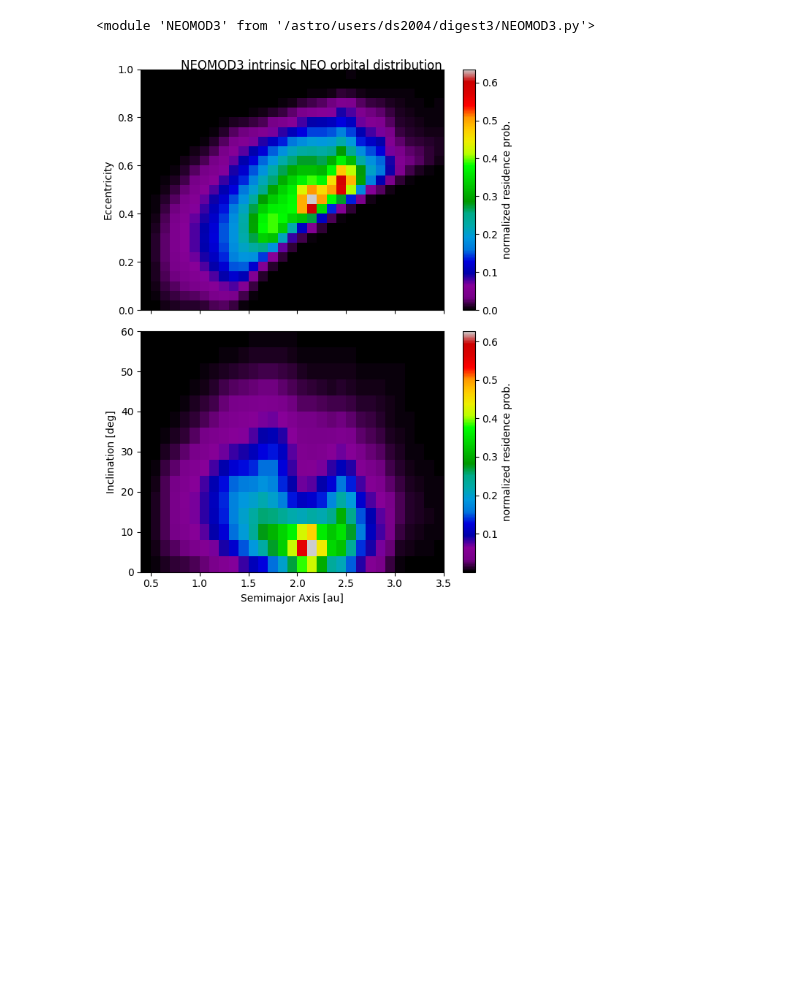
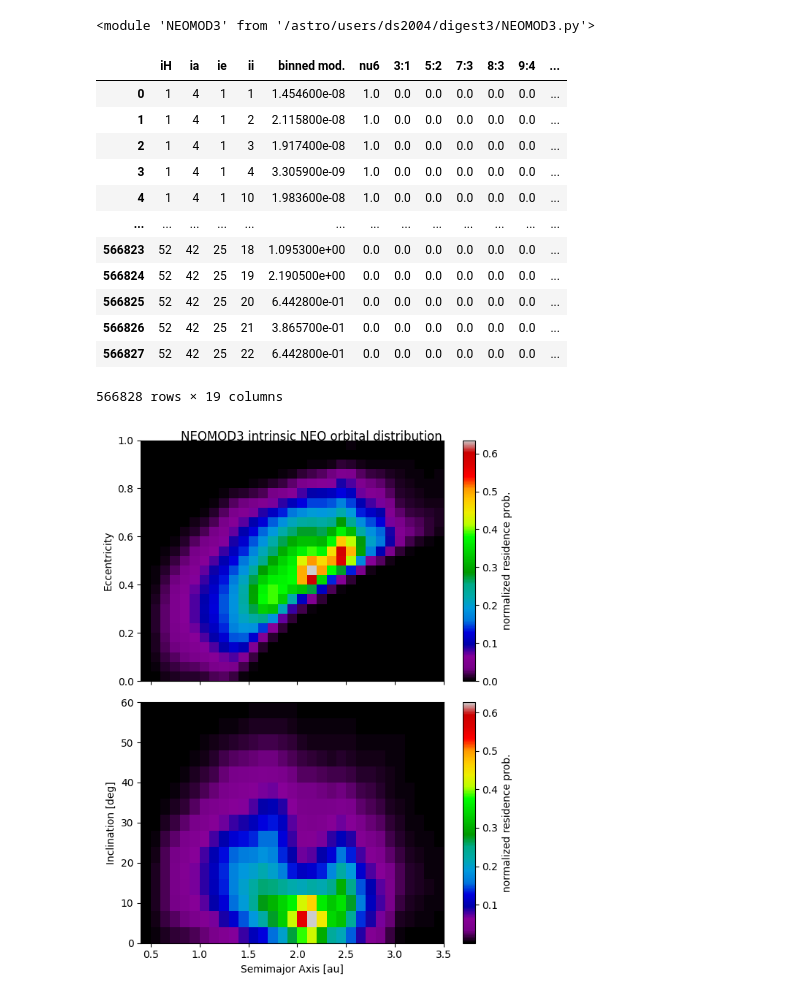
Before and after one commit to devanshi-s04/neomod, a Jupyter notebook: orbdistribution_plots.ipynb, the cells around one changed output. Cells and saved outputs as stored; diff of their text form; code cells hidden in the pictures; blank space fills up the shorter version.

```diff
--- a/orbdistribution_plots.ipynb
+++ b/orbdistribution_plots.ipynb
@@ -20,6 +20,22 @@ importlib.reload(nm3)
 <module 'NEOMOD3' from '/astro/users/ds2004/digest3/NEOMOD3.py'>
 # %%
 df, array4D, H_center, a_center, e_center, i_center = nm3.getNEOMOD3orbits()
+# %%
+df
+# %% [output]
+|  | iH | ia | ie | ii | binned mod. | nu6 | 3:1 | 5:2 | 7:3 | 8:3 | 9:4 | ... |
+| 0 | 1 | 4 | 1 | 1 | 1.454600e-08 | 1.0 | 0.0 | 0.0 | 0.0 | 0.0 | 0.0 | ... |
+| 1 | 1 | 4 | 1 | 2 | 2.115800e-08 | 1.0 | 0.0 | 0.0 | 0.0 | 0.0 | 0.0 | ... |
+| 2 | 1 | 4 | 1 | 3 | 1.917400e-08 | 1.0 | 0.0 | 0.0 | 0.0 | 0.0 | 0.0 | ... |
+| 3 | 1 | 4 | 1 | 4 | 3.305900e-09 | 1.0 | 0.0 | 0.0 | 0.0 | 0.0 | 0.0 | ... |
+| 4 | 1 | 4 | 1 | 10 | 1.983600e-08 | 1.0 | 0.0 | 0.0 | 0.0 | 0.0 | 0.0 | ... |
+| ... | ... | ... | ... | ... | ... | ... | ... | ... | ... | ... | ... | ... |
+| 566823 | 52 | 42 | 25 | 18 | 1.095300e+00 | 0.0 | 0.0 | 0.0 | 0.0 | 0.0 | 0.0 | ... |
+| 566824 | 52 | 42 | 25 | 19 | 2.190500e+00 | 0.0 | 0.0 | 0.0 | 0.0 | 0.0 | 0.0 | ... |
+| 566825 | 52 | 42 | 25 | 20 | 6.442800e-01 | 0.0 | 0.0 | 0.0 | 0.0 | 0.0 | 0.0 | ... |
+| 566826 | 52 | 42 | 25 | 21 | 3.865700e-01 | 0.0 | 0.0 | 0.0 | 0.0 | 0.0 | 0.0 | ... |
+| 566827 | 52 | 42 | 25 | 22 | 6.442800e-01 | 0.0 | 0.0 | 0.0 | 0.0 | 0.0 | 0.0 | ... |
+566828 rows × 19 columns
 # %%
 from scipy.ndimage import gaussian_filter
 
```
Also changed, not shown: parts of 3 cells of this notebook, 1 other file.
